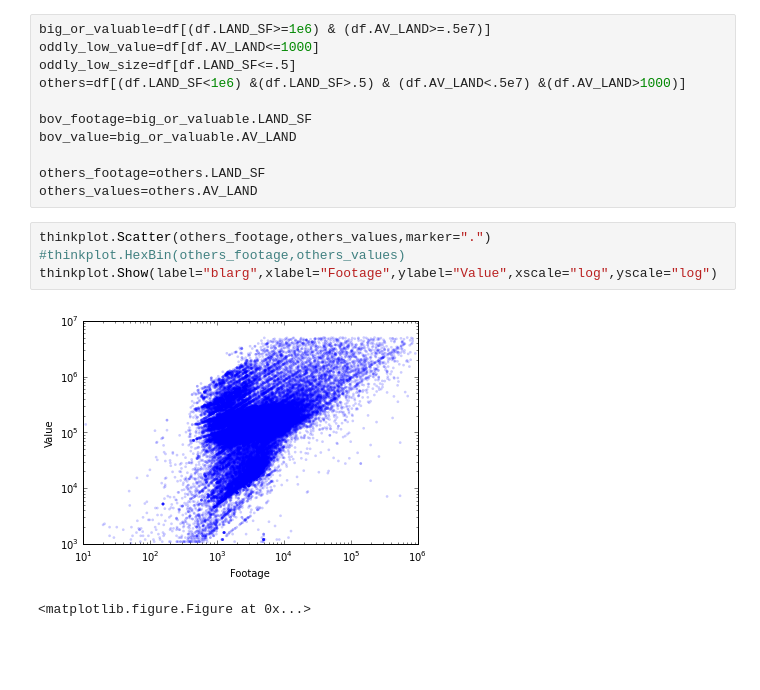
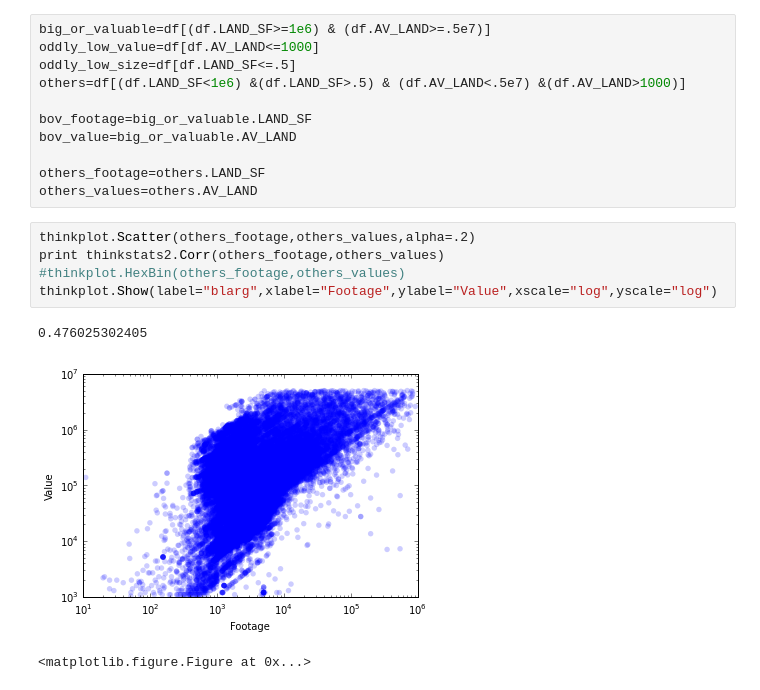
Before and after one commit to cwallac/DataScience, a Jupyter notebook: QuadrantSeperation.ipynb, the cells around one changed output. Saved outputs shown, nothing was run; the diff lists cells and outputs as text; blank space fills up the shorter version.

```diff
--- a/QuadrantSeperation.ipynb
+++ b/QuadrantSeperation.ipynb
@@ -54,12 +54,14 @@ bov_value=big_or_valuable.AV_LAND
 others_footage=others.LAND_SF
 others_values=others.AV_LAND
 # %%
-thinkplot.Scatter(others_footage,others_values,marker=".")
+thinkplot.Scatter(others_footage,others_values,alpha=.2)
+print thinkstats2.Corr(others_footage,others_values)
 #thinkplot.HexBin(others_footage,others_values)
 thinkplot.Show(label="blarg",xlabel="Footage",ylabel="Value",xscale="log",yscale="log")
 # %% [output]
+0.476025302405
-[figure, old version]
+[figure, new version]
-<matplotlib.figure.Figure at 0x...>
+<matplotlib.figure.Figure at 0x...>
 # %%
 quad673 = df[df.QUADRANT == 673]
 footage = quad673.LAND_SF
```
Also changed, not shown: parts of 2 cells of this notebook, 7 other files.
